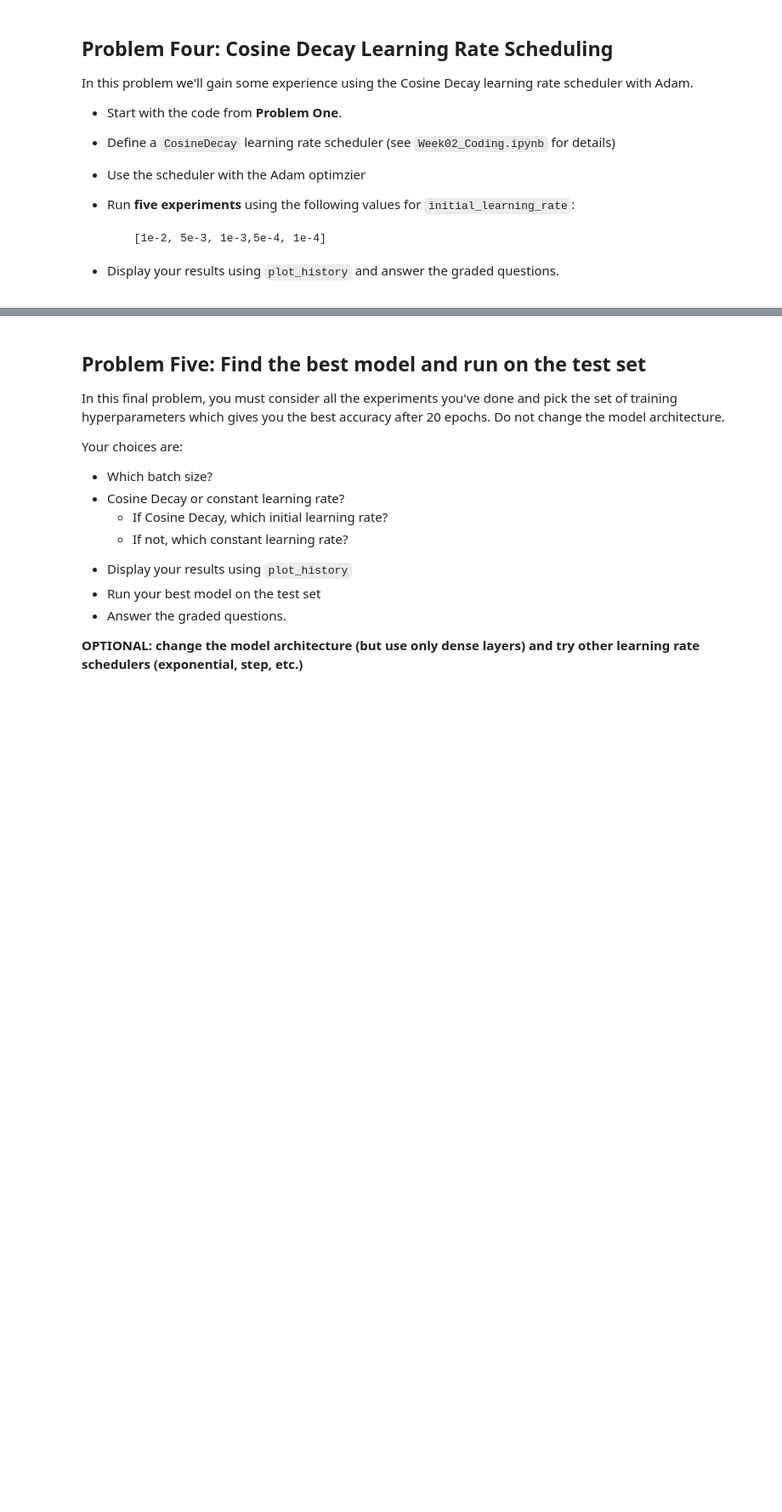
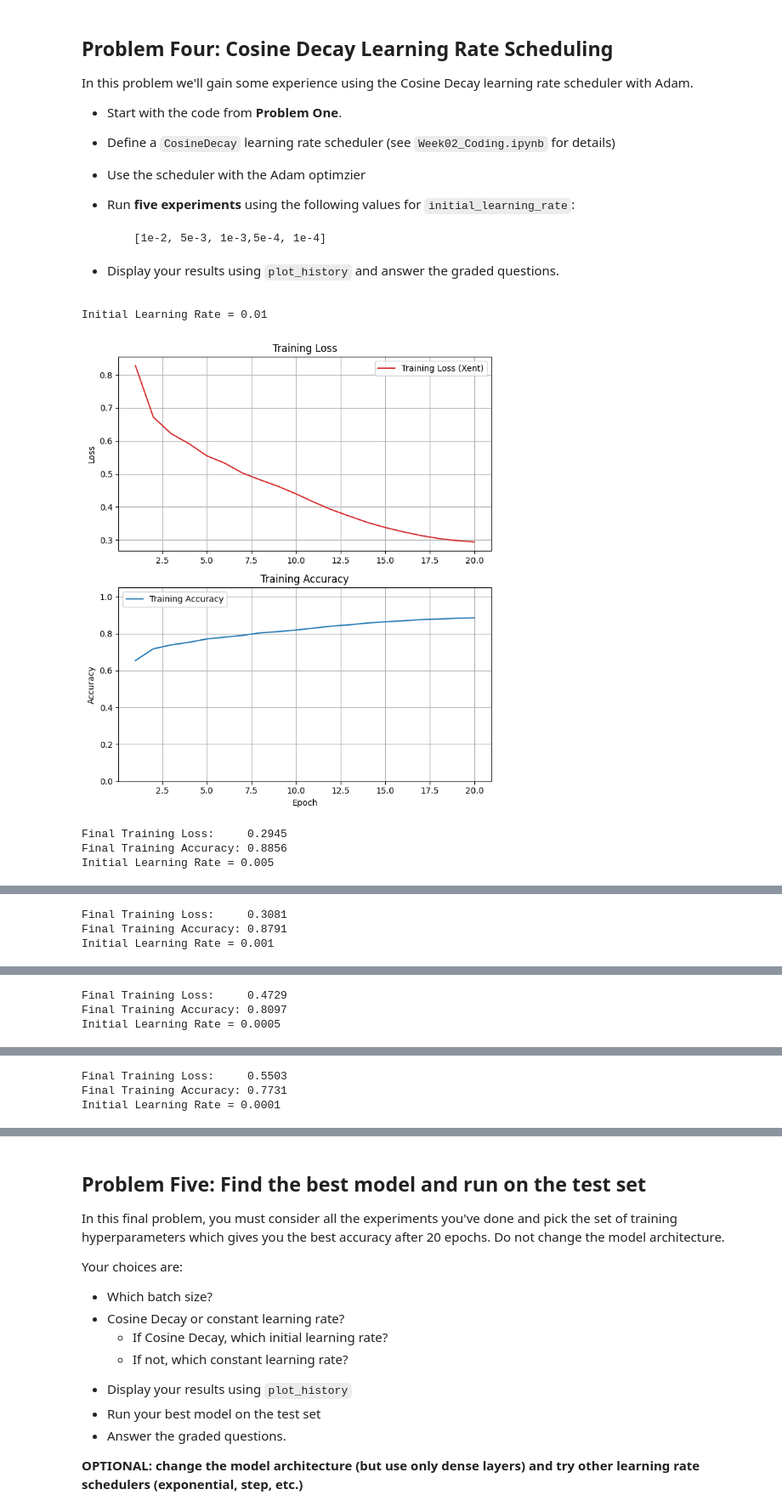
Before and after one commit to luanbui/Module-7-Assignments, a Jupyter notebook: Homework_02.ipynb, the cells around one changed output, grey strips where cells are left out. Shown at 85% size. Drawn from its saved outputs; the diff is of its cells as text; code cells hidden in the pictures; blank space fills up the shorter version.

```diff
--- a/Homework_02.ipynb
+++ b/Homework_02.ipynb
@@ -244,4 +410,54 @@ In this problem we'll gain some experience using the Cosine Decay learning rate
 
 * Display your results using `plot_history` and answer the graded questions.
 # %%
-# Your code here
+# Problem 4: Cosine Decay Learning Rate Scheduling
+
+initial_learning_rates = [1e-2, 5e-3, 1e-3, 5e-4, 1e-4]
+cosine_results = {}
+
+epochs = 20
+steps_per_epoch = len(X_train_scaled) // 32  # batch_size = 32
+decay_steps = epochs * steps_per_epoch
+
+for init_lr in initial_learning_rates:
+    print(f"Initial Learning Rate = {init_lr}")
+
+    random.seed(random_seed)
+    tf.random.set_seed(random_seed)
+    np.random.seed(random_seed)
+
+    lr_schedule = CosineDecay(
+        initial_learning_rate=init_lr,
+        decay_steps=decay_steps
+    )
+
+    model = Sequential([
+        Input(shape=(X_train_scaled.shape[1],)),
+        Dense(64, activation='relu'),
+        Dense(32, activation='relu'),
+        Dense(7, activation='softmax')
+    ])
+
+    model.compile(
+        optimizer=Adam(learning_rate=lr_schedule),
+        loss='sparse_categorical_crossentropy',
+        metrics=['accuracy']
+    )
+
+    history = model.fit(
+        X_train_scaled, y_train,
+        epochs=epochs,
+        batch_size=32,
+        verbose=0
+    )
+
+    final_acc = history.history['accuracy'][-1]
+    cosine_results[init_lr] = final_acc
+
+    plot_history(history)
+# %% [output]
+Initial Learning Rate = 0.01
+[figure, added]
+Final Training Loss:     0.2945
+Final Training Accuracy: 0.8856
+Initial Learning Rate = 0.005
@@ -247,0 +465,3 @@ In this problem we'll gain some experience using the Cosine Decay learning rate
+Final Training Loss:     0.3081
+Final Training Accuracy: 0.8791
+Initial Learning Rate = 0.001
@@ -247,0 +469,3 @@ In this problem we'll gain some experience using the Cosine Decay learning rate
+Final Training Loss:     0.4729
+Final Training Accuracy: 0.8097
+Initial Learning Rate = 0.0005
@@ -247,0 +473,3 @@ In this problem we'll gain some experience using the Cosine Decay learning rate
+Final Training Loss:     0.5503
+Final Training Accuracy: 0.7731
+Initial Learning Rate = 0.0001
```
Also changed, not shown: parts of 28 cells of this notebook.
